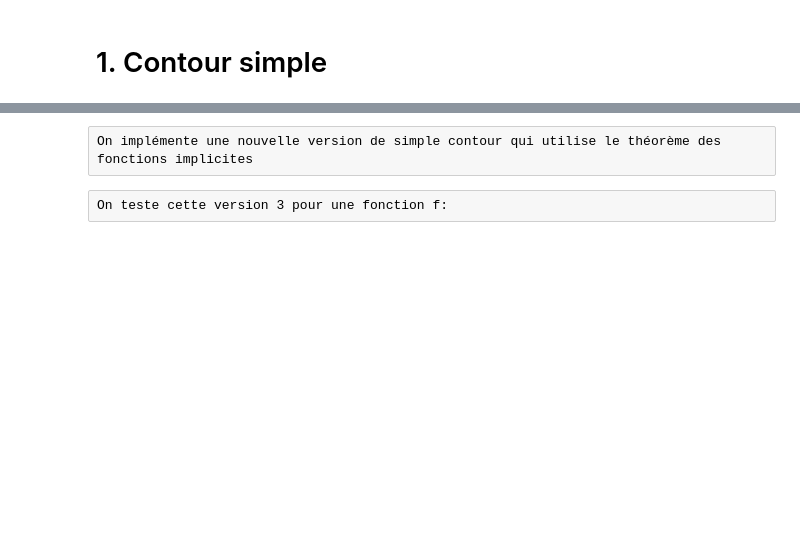
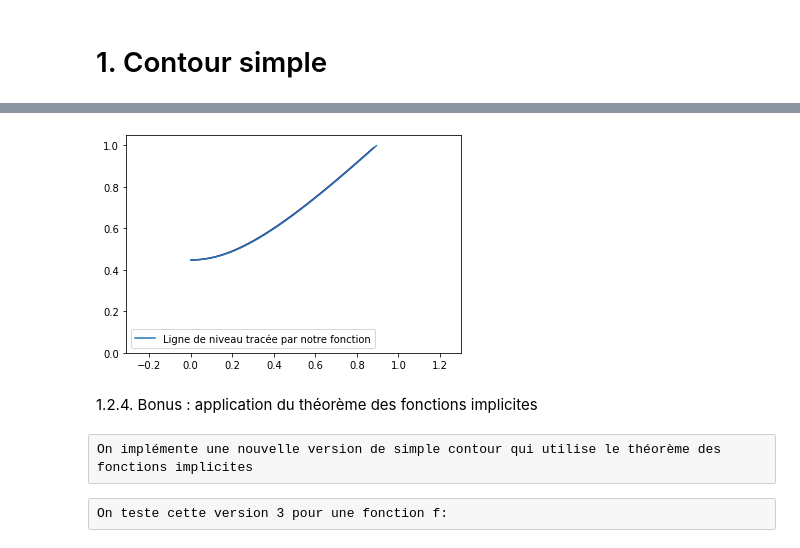
Before and after one commit to mpapet/projetmath, a Jupyter notebook: rendu.ipynb, the cells around one changed output, grey strips where cells are left out. Drawn from its saved outputs; the diff is of its cells as text; code cells hidden in the pictures; blank space fills up the shorter version.

```diff
--- a/rendu.ipynb
+++ b/rendu.ipynb
@@ -108,12 +141,14 @@ Nouvelle version améliorée par l'aléatoire
 # %%
 import numpy as np
-import ma
-
+import matplotlib.pyplot as plt
+from random import*
 
 def arc_cercle(vecteur, angle = np.pi/4) :
-    vecteur1 = np.dot(np.array[[np.cos(angle), -np.sin(angle)], [np.sin(angle), np.cos(angle)]], vecteur)
-    vecteur2 = np.dot(np.array[[np.cos(angle), np.sin(angle)], [-np.sin(angle), np.cos(angle)]], vecteur)
-    return - min(vecteur1[0], vecteur2[0]) + max(vecteur1[0], vecteur2[0])
+    rotation1 = np.array([[np.cos(angle), -np.sin(angle)], [np.sin(angle), np.cos(angle)]])
+    vecteur1 = np.dot(rotation1 , vecteur)
+    rotation2 = np.array([[np.cos(angle), np.sin(angle)], [-np.sin(angle), np.cos(angle)]])
+    vecteur2 = np.dot(rotation2, vecteur)
+    return max(vecteur1[0], vecteur2[0])- min(vecteur1[0], vecteur2[0])
 
 def max(x, y) :
     if x >= y :
@@ -127,16 +162,18 @@ def min(x, y) :
     else :
         return y
 
-def simple_contourV2(f, c, delta = 0.01, epsilon = 10**-12) :
+def simple_contour3(f, c, delta = 0.01, epsilon = 10**-12) :
     """
     renvoie un fragment de ligne de niveau de valeur c de f
     sous la forme de deux tableaux, sur la même méthode mais en affinant en générant un point aléatoire sur un arc de cercle
     de centre le point précédent, de rayon delta et centré sur le point trouvé par la méthode classique
     """
-    x = np.array()
-    y = np.array()
-    xo = 0
-    yo = find_seed (f, c)
+    x = []
+    y = []
+    xo = 0.0
+    yo = find_seed (f, xo ,c)
+    nouvx = xo
+    nouvy=yo
     k = 0 # va compter le nombre de points trouvés sur l ligne de champ
     if yo == None :
         return x, y
@@ -148,7 +185,7 @@ def simple_contourV2(f, c, delta = 0.01, epsilon = 10**-12) :
         vecteur_directeur = norme_un([signe*grad_f(xo, yo)[1], -1*signe*grad_f(xo, yo)[0]])
         xo = xo + vecteur_directeur[0]*delta
         yo = yo + vecteur_directeur[1]*delta
-    while xo <= 1 and yo <= 1 :
+    while xo <= 1 and yo <= 1 and yo >=0 :
         if abs(f(xo, yo) -c) > epsilon :
             ## si le point n'est pas satistaisant,
             ## on en cherche un dans son voisinage, à une distance delta du précédent, aléatoirement
@@ -156,8 +193,8 @@ def simple_contourV2(f, c, delta = 0.01, epsilon = 10**-12) :
             while n < 5000 and abs(f(nouvx, nouvy)-c) > epsilon :
                 ## on veille à avoir un programme qui se termine toujours, même dans un cas dégénéré
                 n+=1
-                nouvx = x[k] + np.random()*arc_cercle(np.array[xo, yo])
-                nouvy = sqrt(abs(nouvx**2 - delta**2))
+                nouvx = x[k-1] + random()*(arc_cercle(np.array(vecteur_directeur)))
+                nouvy = (abs(nouvx**2 - delta**2))**(1/2)
                 if abs(f(nouvx, nouvy)-c) <= abs(f(xo, yo )-c) :
                     xo = nouvx
                     yo = nouvy
@@ -173,3 +208,18 @@ def simple_contourV2(f, c, delta = 0.01, epsilon = 10**-12) :
+# %%
+X, Y = simple_contour3(f, 0.2 )
+Xsec = np.arange(0, 1, 0.01)
+Ysec = np.arange(0, 1, 0.01)
+Xsec, Ysec = np.meshgrid(Xsec, Ysec)
+Z = f(Xsec, Ysec)
+plt.axis('equal')
+plt.contour(Xsec, Ysec, Z, [0.2])
+plt.plot(X,Y, label = 'Ligne de niveau tracée par notre fonction')
+plt.legend()
+plt.show()
+# %% [output]
+[figure, added]
+# %% [markdown]
+1.2.4. Bonus : application du théorème des fonctions implicites
 # %% [raw]
 On implémente une nouvelle version de simple contour qui utilise le théorème des fonctions implicites
 # %%
```
Also changed, not shown: parts of 22 cells of this notebook.
